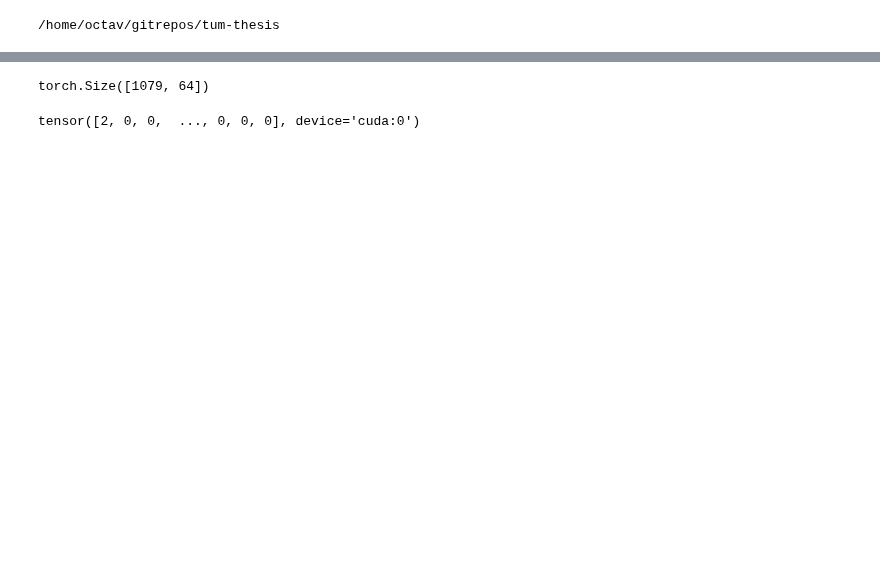
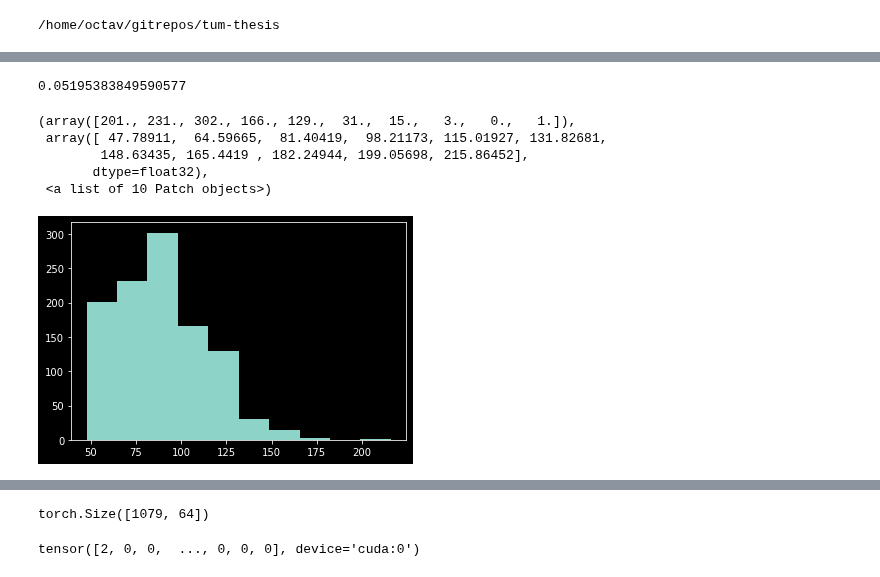
Before and after one commit to octavdragoi/tum-thesis, a Jupyter notebook: ntbk/evaluate.ipynb, the cells around one changed output, grey strips where cells are left out. Saved outputs shown, nothing was run; the diff lists cells and outputs as text; code cells hidden in the pictures; blank space fills up the shorter version.

```diff
--- a/ntbk/evaluate.ipynb
+++ b/ntbk/evaluate.ipynb
@@ -252,0 +331,13 @@ symbols_nll, charges_nll, bonds_nll = F.gumbel_softmax(tau = tau, dim=1, logits
+# %%
+pen.tau
+# %% [output]
+0.05195383849590577
+# %%
+plt.hist(symbols_logits.norm(dim = 1).cpu().detach().numpy())
+# %% [output]
+(array([201., 231., 302., 166., 129.,  31.,  15.,   3.,   0.,   1.]),
+ array([ 47.78911,  64.59665,  81.40419,  98.21173, 115.01927, 131.82681,
+        148.63435, 165.4419 , 182.24944, 199.05698, 215.86452],
+       dtype=float32),
+ <a list of 10 Patch objects>)
+[figure, added]
```
Also changed, not shown: parts of 40 cells of this notebook, 12 other files.
